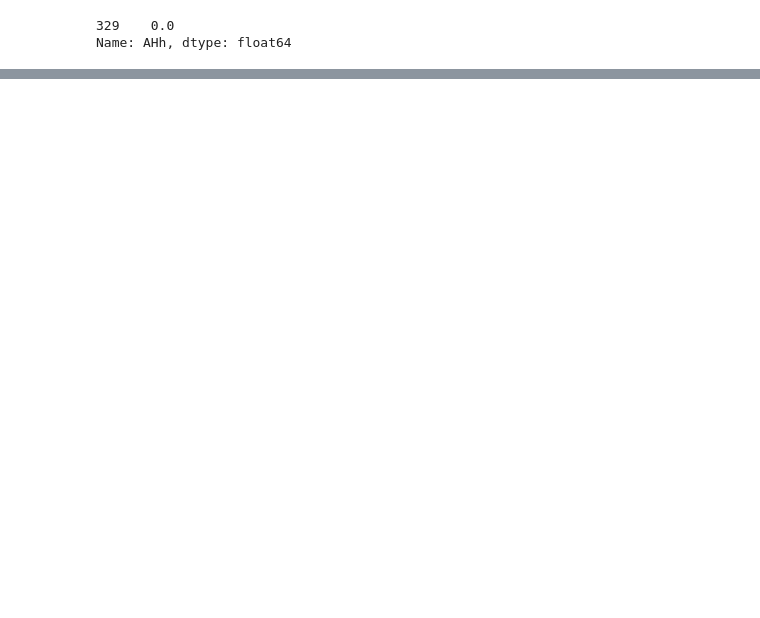
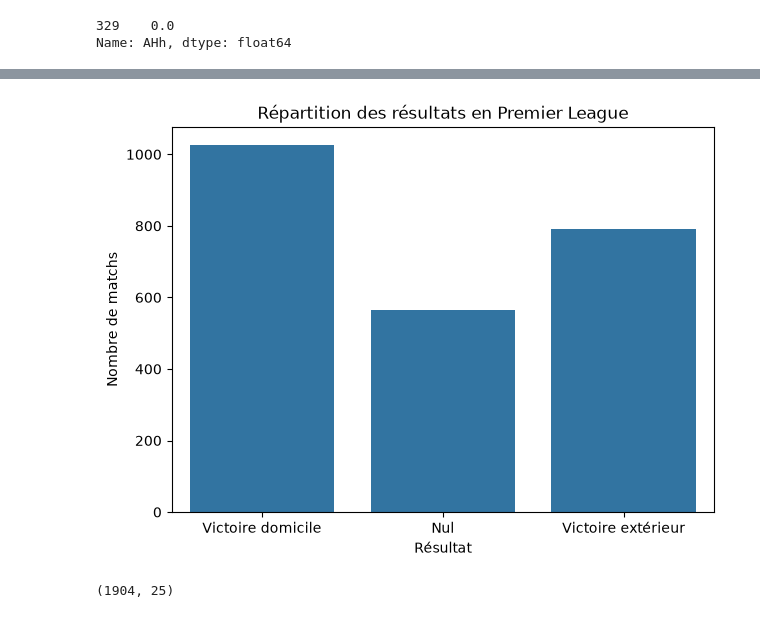
Before and after one commit to aymanzouaghi/premier-league-predictor, a Jupyter notebook: notebooks/main.ipynb, the cells around one changed output, grey strips where cells are left out. Drawn from its saved outputs; the diff is of its cells as text; code cells hidden in the pictures; blank space fills up the shorter version.

Commit message:
Exploring data correlation

```diff
--- a/notebooks/main.ipynb
+++ b/notebooks/main.ipynb
@@ -152,0 +189,12 @@ plt.show()
+# %%
+plt.figure(figsize=(7, 5))
+
+sns.countplot(data=df, x="FTR")
+
+plt.title("Répartition des résultats en Premier League")
+plt.xlabel("Résultat")
+plt.ylabel("Nombre de matchs")
+plt.xticks([0, 1, 2], ["Victoire domicile", "Nul", "Victoire extérieur"])
+plt.show()
+# %% [output]
+[figure, added]
@@ -152,0 +206,5 @@ plt.show()
+# %%
+train_data = X_train.join(y_train)
+train_data.shape
+# %% [output]
+(1904, 25)
```
Also changed, not shown: parts of 9 cells of this notebook.
